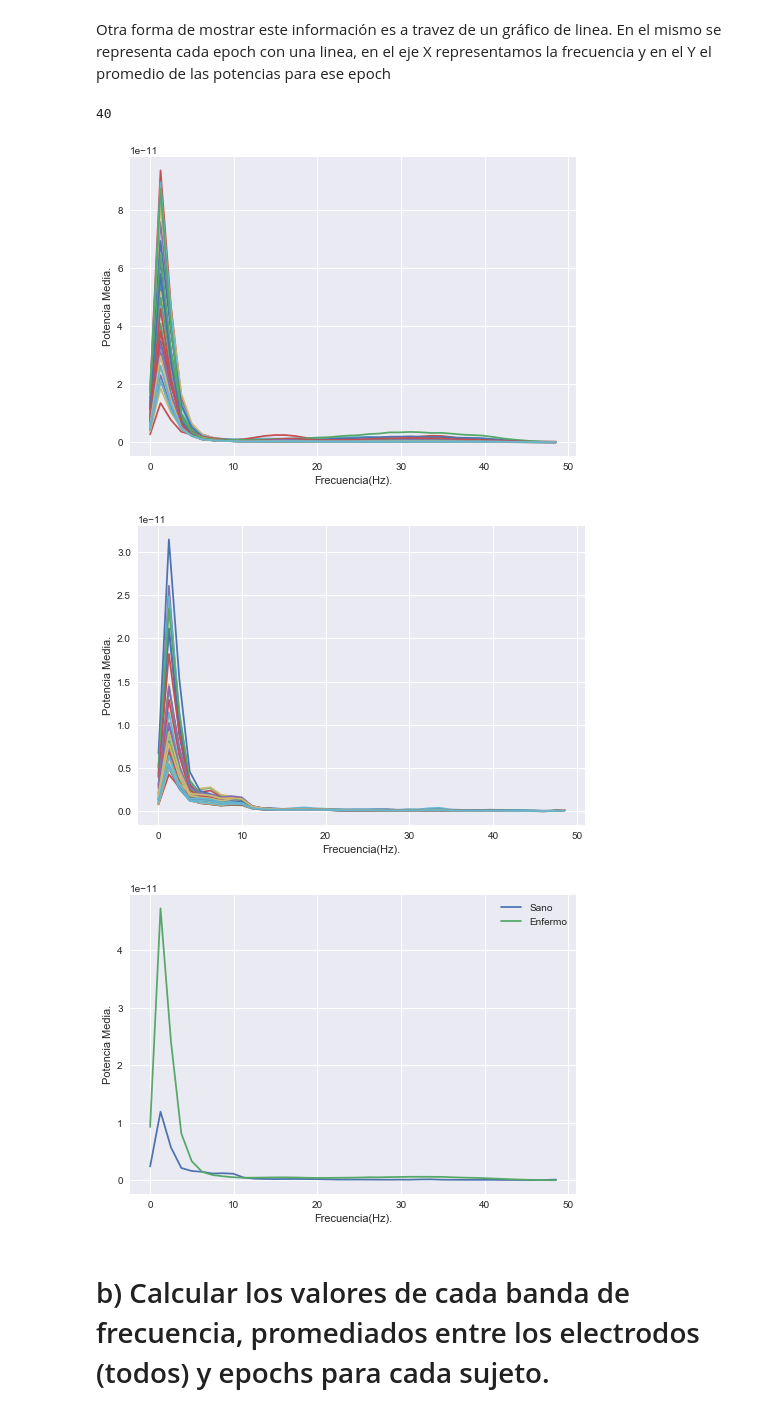
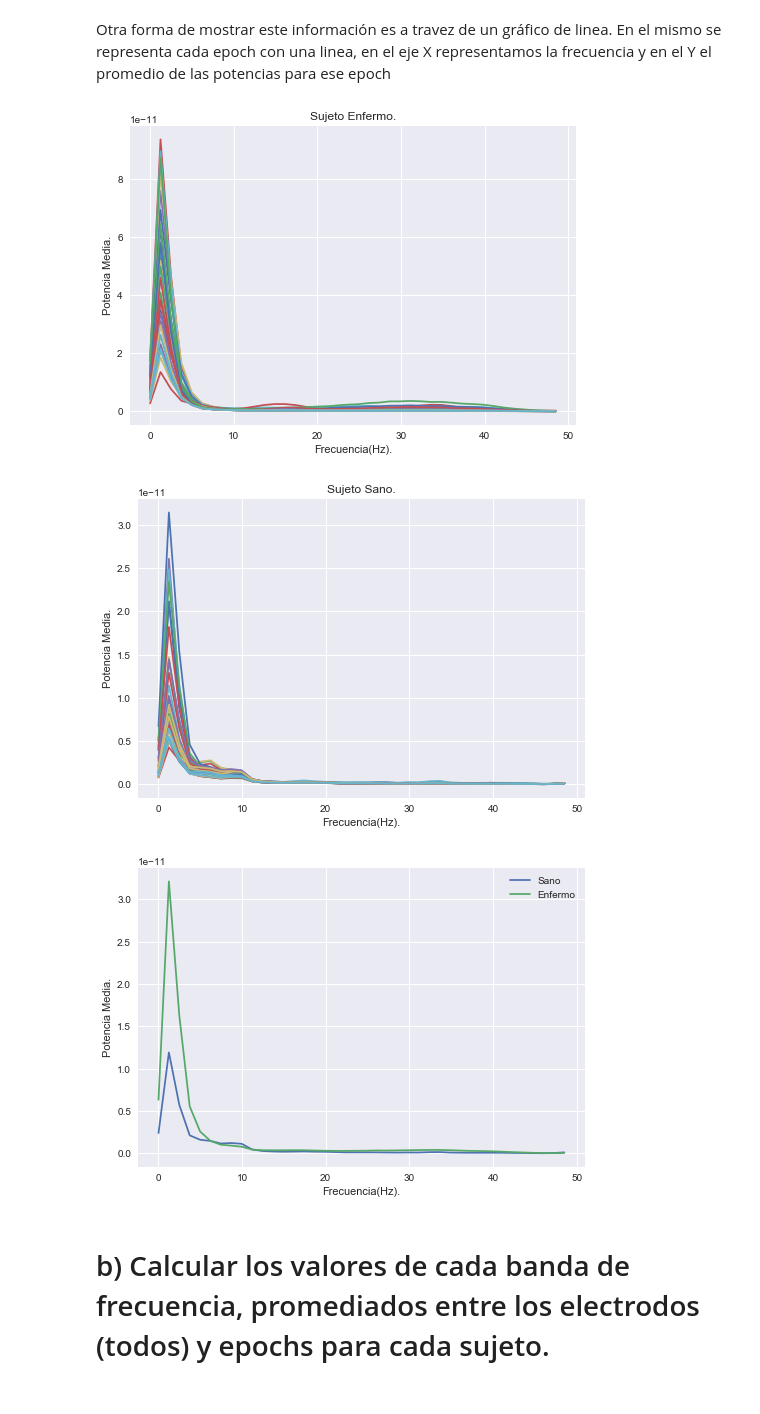
Before and after one commit to FerFrassia/DataScience, a Jupyter notebook: tp2/Tp2.ipynb, the cells around one changed output. Drawn from its saved outputs; the diff is of its cells as text; code cells hidden in the pictures.

```diff
--- a/tp2/Tp2.ipynb
+++ b/tp2/Tp2.ipynb
@@ -371,46 +329,31 @@ Otra forma de mostrar este información es a travez de un gráfico de linea.
 En el mismo se representa cada epoch con una linea, en el eje X representamos la frecuencia  y en el Y el promedio de las potencias para ese epoch
 # %%
 #promedio de potencias de frecuencias por epoch
-print(index)
-P_potencias_media = []
-for count in range(30):
-    welch = sp.signal.welch(lista_sujetosP[0][:,count,:], noverlap=100, fs=250)
-    frecuencias = welch[0][:index]
-    potencias = welch[1][:, :index]
-    promedio_potencias = potencias.mean(axis=0)
-    P_potencias_media.append(promedio_potencias)
-    plt.plot(frecuencias, np.transpose(promedio_potencias))
+def grafico_potencia_frecuencia(sujeto, rango, enfermo):
+    potencias_media = []
+    for count in range(rango):
+        welch = sp.signal.welch(sujeto[:,count,:], noverlap=100, fs=250, nperseg = 201)
+        frecuencias = welch[0][:index]
+        potencias = welch[1][:, :index]
+        promedio_potencias = potencias.mean(axis=0)
+        P_potencias_media.append(promedio_potencias)
+        plt.plot(frecuencias, np.transpose(promedio_potencias))
 
-plt.xlabel("Frecuencia(Hz).")
-plt.ylabel("Potencia Media.")
-#plt.title("Frecuencia Sujetos sanos menos enfermos.")
-plt.show()
+    plt.xlabel("Frecuencia(Hz).")
+    plt.ylabel("Potencia Media.")
+    if enfermo:
+        plt.title("Sujeto Enfermo.")
+    else:
+        plt.title("Sujeto Sano.")
+    plt.show()
 
+grafico_potencia_frecuencia(lista_sujetosP[0], 30, True)
 
-S_potencias_media = []
-for count in range(30):
-    welch = sp.signal.welch(lista_sujetosS[0][:,count,:], noverlap=100, fs=250)
-    frecuencias = welch[0][:index]
-    potencias = welch[1][:, :index]
-    promedio_potencias = potencias.mean(axis=0)
-    S_potencias_media.append(promedio_potencias)
-    plt.plot(frecuencias, np.transpose(promedio_potencias))
-
-plt.ylabel("Potencia Media.")
-plt.xlabel("Frecuencia(Hz).")
-#plt.title("Frecuencia Sujetos sanos menos enfermos.")
-plt.show()
-
-
-
-#hacer este grafico para los otros electrodos y plotear en el mismo grafico + belleza
+grafico_potencia_frecuencia(lista_sujetosS[0], 30, False)
 # %% [output]
-40
-[figure, old version]
+[figure, new version]
-[figure, old version]
+[figure, new version]
 # %%
-#print(potencias_media[1,:])
-
 P_potencias_media = np.array(P_potencias_media)
 P_medias = P_potencias_media.mean(axis=0)
 
@@ -426,7 +369,7 @@ plt.xlabel("Frecuencia(Hz).")
 #plt.title("Frecuencia.")
 plt.show()
 # %% [output]
-[figure, old version]
+[figure, new version]
 # %% [markdown]
 # b) Calcular los valores de cada banda de frecuencia, promediados entre los electrodos (todos) y epochs para cada sujeto.
 # %%
```
Also changed, not shown: parts of 36 cells of this notebook.
